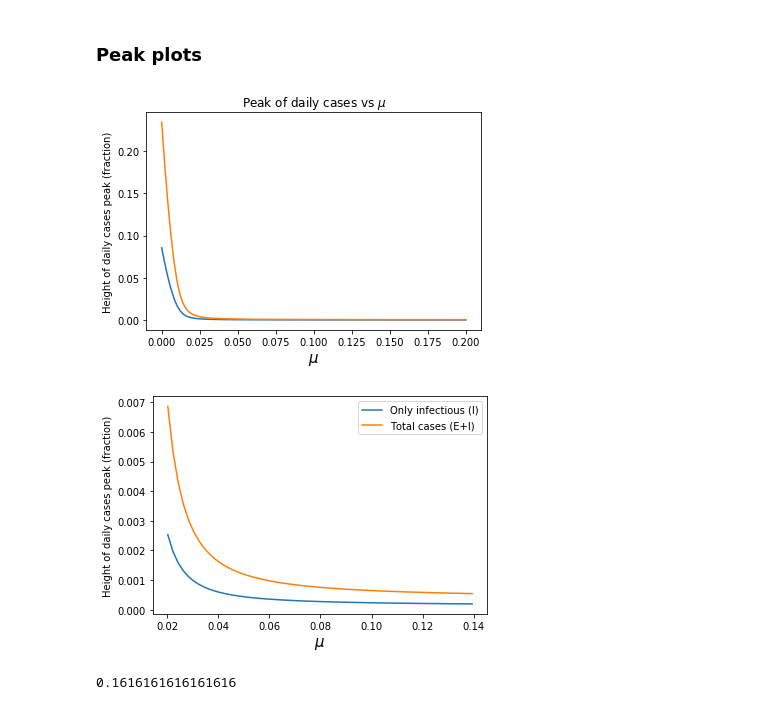
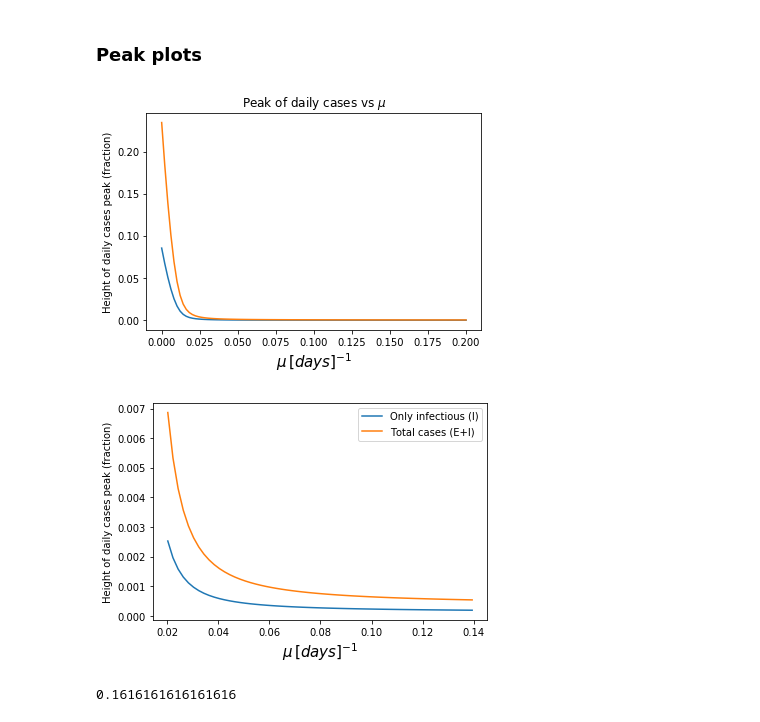
Before and after one commit to ResearchLuxembourg/restimator, a Jupyter notebook: Assessing_suppression_measures.ipynb, the cells around one changed output. Saved outputs shown, nothing was run; the diff lists cells and outputs as text; code cells hidden in the pictures.

```diff
--- a/Assessing_suppression_measures.ipynb
+++ b/Assessing_suppression_measures.ipynb
@@ -90,8 +90,8 @@ def identify_and_remove_asymptomatic_seir_model(init_vals, params, t):
             next_I = I[-1] + (alpha*E[-1] - gamma*I[-1])*dt
             next_Q = Q[-1]
         else:
-            next_E = E[-1] + (rho*beta*S[-1]*I[-1] - (1-x*y*0.33)*alpha*E[-1] - y*x*0.33*E[-1])*dt  #3 days to get reliable results from PCR
-            next_I = I[-1] + ((1-x*y*0.33)*alpha*E[-1] - gamma*I[-1])*dt
+            next_E = E[-1] + (rho*beta*S[-1]*I[-1] - alpha*E[-1] - y*x*0.33*E[-1])*dt  #3 days to get reliable results from PCR
+            next_I = I[-1] + (alpha*E[-1] - gamma*I[-1])*dt
             next_Q = Q[-1] + (y*x*0.33*E[-1])*dt
 
         next_R = R[-1] + (gamma*I[-1])*dt
@@ -535,29 +535,29 @@ plot(mu,maximus_pr, label="Only infectious (I)")
 plot(mu,maximus_total_pr, label="Total cases (E+I)")
 
 plt.title("Peak of daily cases vs $\\mu$")
-xlabel("$\\mu$",fontsize=15)
+xlabel("$\\mu \, [days]^{-1}$",fontsize=15)
 ylabel("Height of daily cases peak (fraction)")
 #plt.legend()
 
 fig_mu.savefig("/Users/daniele.proverbio/python-workspace/PhD/covid-19/plots_covid/mu.png",bbox_inches = "tight",transparent=True)
 # %% [output]
-[figure, old version]
+[figure, new version]
 # %%
 # considering chi (plot)
 
 fig_mu = plt.figure()
 
 plot(mu[10:70],maximus_pr[10:70], label="Only infectious (I)")
 plot(mu[10:70],maximus_total_pr[10:70], label="Total cases (E+I)")
 
 #plt.title("Peak of daily cases vs $\\mu$")
-xlabel("$\\mu$",fontsize=15)
+xlabel("$\\mu  \, [days]^{-1}$",fontsize=15)
 ylabel("Height of daily cases peak (fraction)")
 plt.legend()
 
 fig_mu.savefig("/Users/daniele.proverbio/python-workspace/PhD/covid-19/plots_covid/mu1.png",bbox_inches = "tight",transparent=True)
 # %% [output]
-[figure, old version]
+[figure, new version]
 # %%
 # Just a sample
 
```
Also changed, not shown: parts of 13 cells of this notebook.
